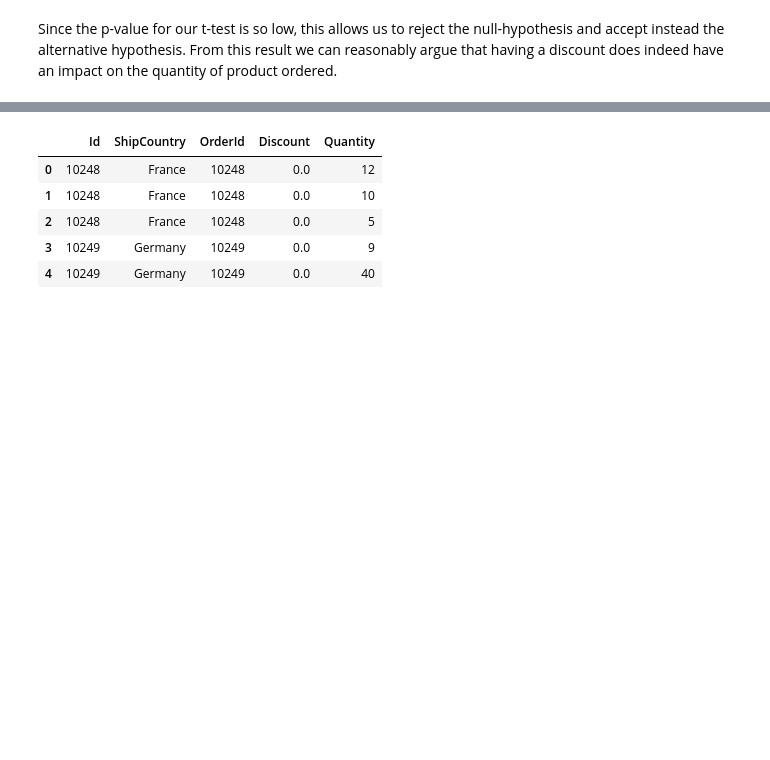
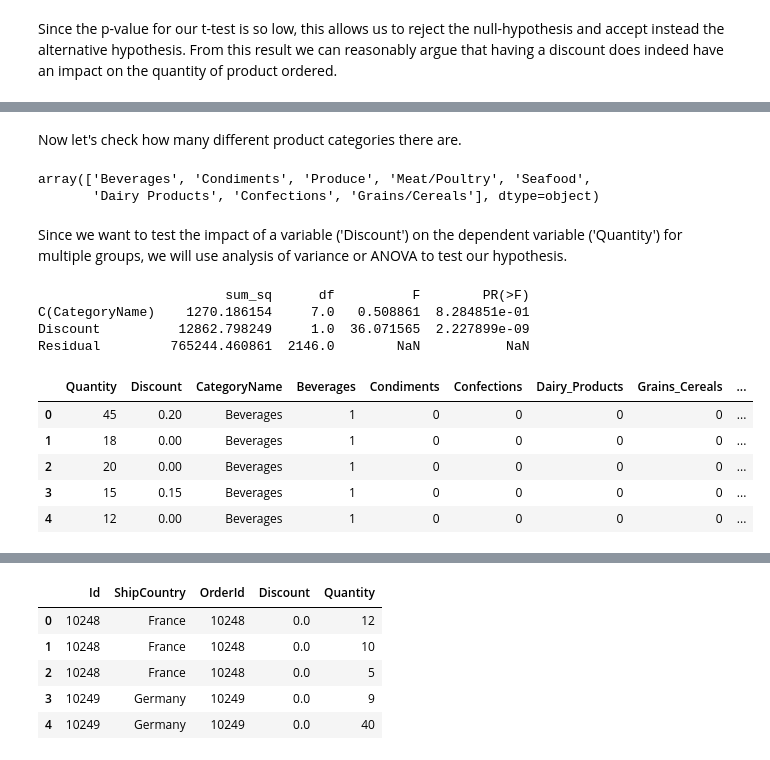
Before and after one commit to matthewsparr/Northwind-Database-Hypothesis-Testing, a Jupyter notebook: project.ipynb, the cells around one changed output, grey strips where cells are left out. Cells and saved outputs as stored; diff of their text form; code cells hidden in the pictures; blank space fills up the shorter version.

```diff
--- a/project.ipynb
+++ b/project.ipynb
@@ -116,0 +192,12 @@ Since the p-value for our t-test is so low, this allows us to reject the null-hy
+# %%
+prod_ord_details = pd.merge(products,
+                  order_details,
+                  left_on='Id',
+                  right_on='ProductId',
+                  how='left')
+prod_cat = pd.merge(prod_ord_details,
+                  categories,
+                  left_on='CategoryId',
+                  right_on='Id',
+                  how='left')
+prod_cat.head()
@@ -116,0 +213,3 @@ Since the p-value for our t-test is so low, this allows us to reject the null-hy
+# %%
+q2_data = prod_cat[['Quantity', 'Discount', 'CategoryName']]
+q2_data.head()
@@ -116,0 +223,31 @@ Since the p-value for our t-test is so low, this allows us to reject the null-hy
+# %% [markdown]
+Now let's check how many different product categories there are.
+# %%
+q2_data['CategoryName'].unique()
+# %% [output]
+array(['Beverages', 'Condiments', 'Produce', 'Meat/Poultry', 'Seafood',
+       'Dairy Products', 'Confections', 'Grains/Cereals'], dtype=object)
+# %% [markdown]
+Since we want to test the impact of a variable ('Discount') on the dependent variable ('Quantity') for multiple groups, we will use analysis of variance or ANOVA to test our hypothesis.
+# %%
+formula = 'Quantity ~ C(CategoryName) + Discount'
+lm = ols(formula, q2_data).fit()
+table = sm.stats.anova_lm(lm, typ=2)
+print(table)
+# %% [output]
+                        sum_sq      df          F        PR(>F)
+C(CategoryName)    1270.186154     7.0   0.508861  8.284851e-01
+Discount          12862.798249     1.0  36.071565  2.227899e-09
+Residual         765244.460861  2146.0        NaN           NaN
+# %%
+q2_data = q2_data.join(pd.get_dummies(q2_data['CategoryName']))
+q2_data.columns = [c.replace(' ', '_') for c in q2_data.columns]
+q2_data.columns = [c.replace('/', '_') for c in q2_data.columns]
+q2_data.head()
+# %% [output]
+|  | Quantity | Discount | CategoryName | Beverages | Condiments | Confections | Dairy_Products | Grains_Cereals | ... |
+| 0 | 45 | 0.20 | Beverages | 1 | 0 | 0 | 0 | 0 | ... |
+| 1 | 18 | 0.00 | Beverages | 1 | 0 | 0 | 0 | 0 | ... |
+| 2 | 20 | 0.00 | Beverages | 1 | 0 | 0 | 0 | 0 | ... |
+| 3 | 15 | 0.15 | Beverages | 1 | 0 | 0 | 0 | 0 | ... |
+| 4 | 12 | 0.00 | Beverages | 1 | 0 | 0 | 0 | 0 | ... |
```
Also changed, not shown: parts of 36 cells of this notebook.
